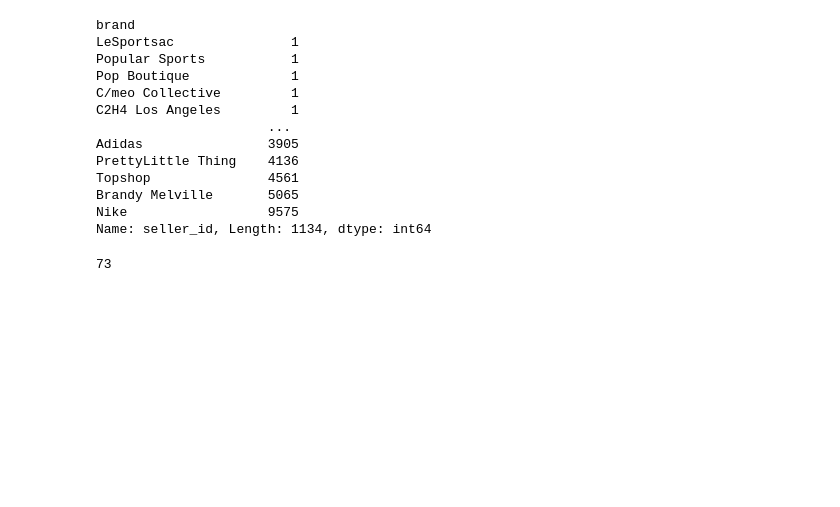
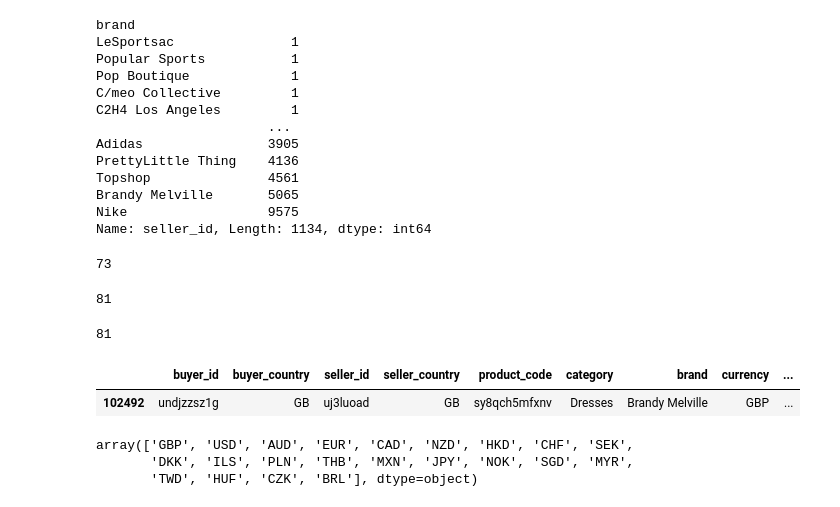
Before and after one commit to bulent-1111/Data_Science, a Jupyter notebook: interview/interview.ipynb, the cells around one changed output. Cells and saved outputs as stored; diff of their text form; code cells hidden in the pictures; blank space fills up the shorter version.

```diff
--- a/interview/interview.ipynb
+++ b/interview/interview.ipynb
@@ -444,2 +444,10 @@ df_sales.groupby('brand')['seller_id'].count().apply(lambda x :  ((x > 35) & (x
 # %% [output]
 73
+# %%
+df_sales.groupby('brand')['brand'].count().apply(lambda x :  ((x >= 35) & (x <=55))).sum()
+# %% [output]
+81
+# %%
+((df_sales.groupby('brand').brand.count()>= 35)&(df_sales.groupby('brand').brand.count()<= 55)).sum()
+# %% [output]
+81
@@ -445,0 +457,11 @@ df_sales.groupby('brand')['seller_id'].count().apply(lambda x :  ((x > 35) & (x
+# %%
+df_sales.sample()
+# %% [output]
+|  | buyer_id | buyer_country | seller_id | seller_country | product_code | category | brand | currency | ... |
+| 102492 | undjzzsz1g | GB | uj3luoad | GB | sy8qch5mfxnv | Dresses | Brandy Melville | GBP | ... |
+# %%
+df_sales['currency'].unique()
+# %% [output]
+array(['GBP', 'USD', 'AUD', 'EUR', 'CAD', 'NZD', 'HKD', 'CHF', 'SEK',
+       'DKK', 'ILS', 'PLN', 'THB', 'MXN', 'JPY', 'NOK', 'SGD', 'MYR',
+       'TWD', 'HUF', 'CZK', 'BRL'], dtype=object)
```
Also changed, not shown: parts of 32 cells of this notebook.
